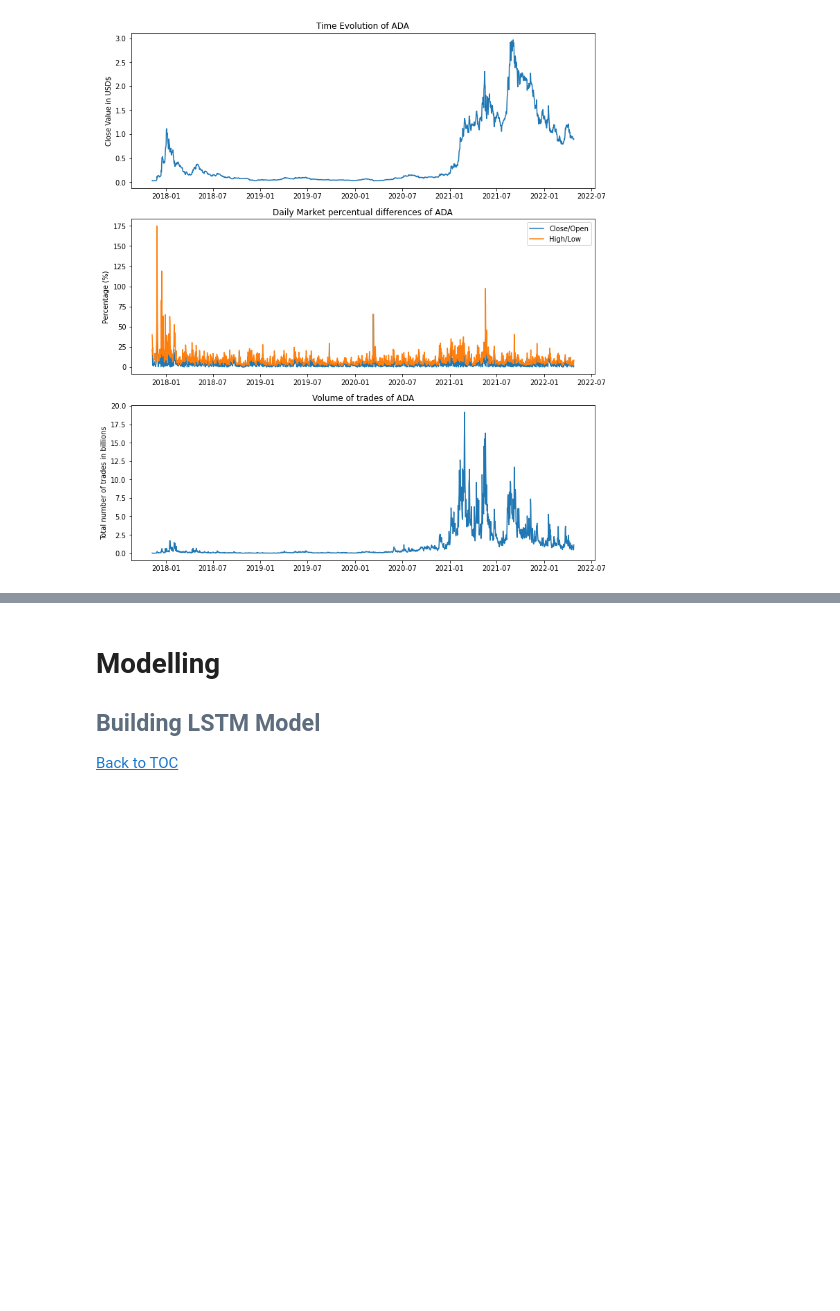
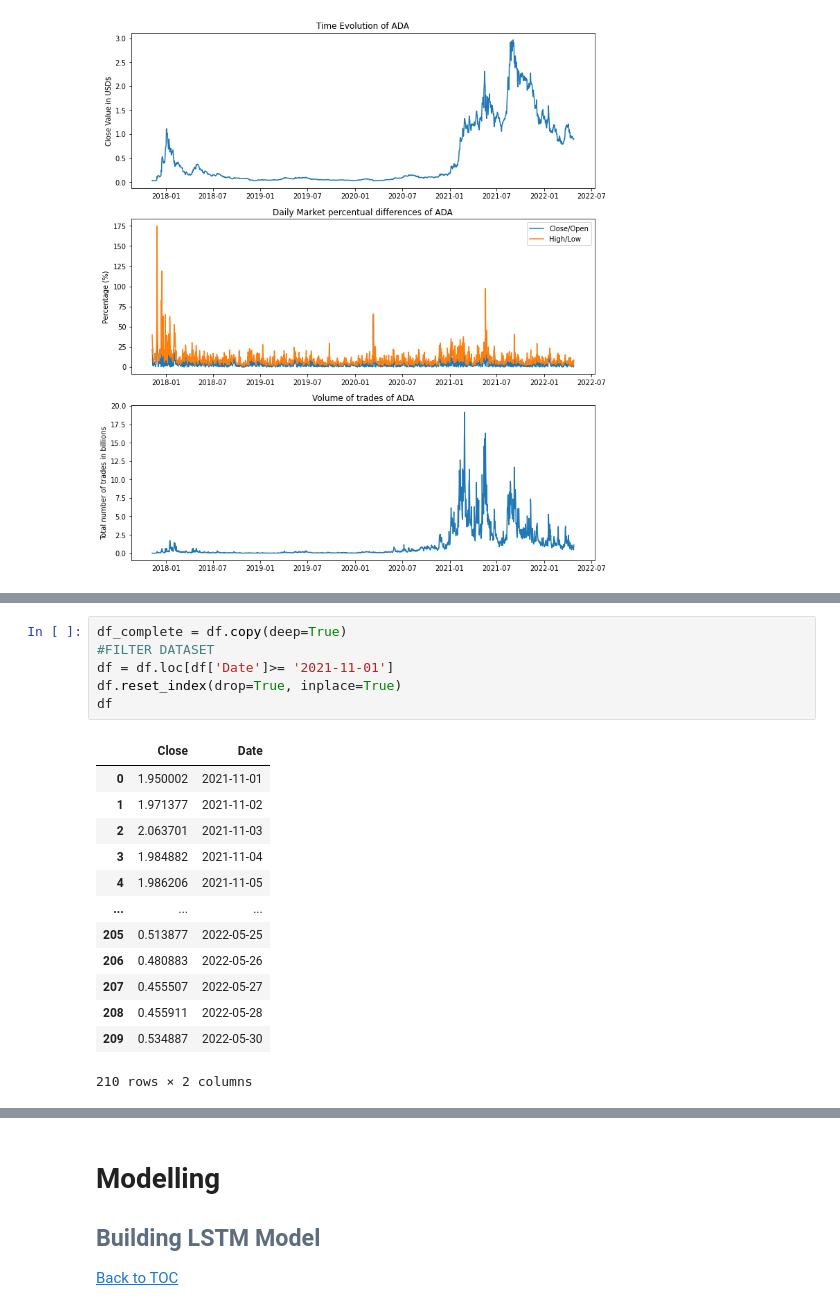
Before and after one commit to rodrigomfguedes/business-cases-21-22, a Jupyter notebook: BC4_crypto_forecasting/scripts/ADA_notebook.ipynb, the cells around one changed output, grey strips where cells are left out. Drawn from its saved outputs; the diff is of its cells as text; blank space fills up the shorter version.

```diff
--- a/BC4_crypto_forecasting/scripts/ADA_notebook.ipynb
+++ b/BC4_crypto_forecasting/scripts/ADA_notebook.ipynb
@@ -276,3 +296,23 @@ coin_name = plot_coinValue(df)
+# %%
+df_complete = df.copy(deep=True)
+#FILTER DATASET
+df = df.loc[df['Date']>= '2021-11-01']
+df.reset_index(drop=True, inplace=True)
+df
+# %% [output]
+|  | Close | Date |
+| 0 | 1.950002 | 2021-11-01 |
+| 1 | 1.971377 | 2021-11-02 |
+| 2 | 2.063701 | 2021-11-03 |
+| 3 | 1.984882 | 2021-11-04 |
+| 4 | 1.986206 | 2021-11-05 |
+| ... | ... | ... |
+| 205 | 0.513877 | 2022-05-25 |
+| 206 | 0.480883 | 2022-05-26 |
+| 207 | 0.455507 | 2022-05-27 |
+| 208 | 0.455911 | 2022-05-28 |
+| 209 | 0.534887 | 2022-05-30 |
+210 rows × 2 columns
 # %%
 df_complete = df.copy(deep=True)
 #FILTER DATASET
```
Also changed, not shown: parts of 6 cells of this notebook, 6 other files.
